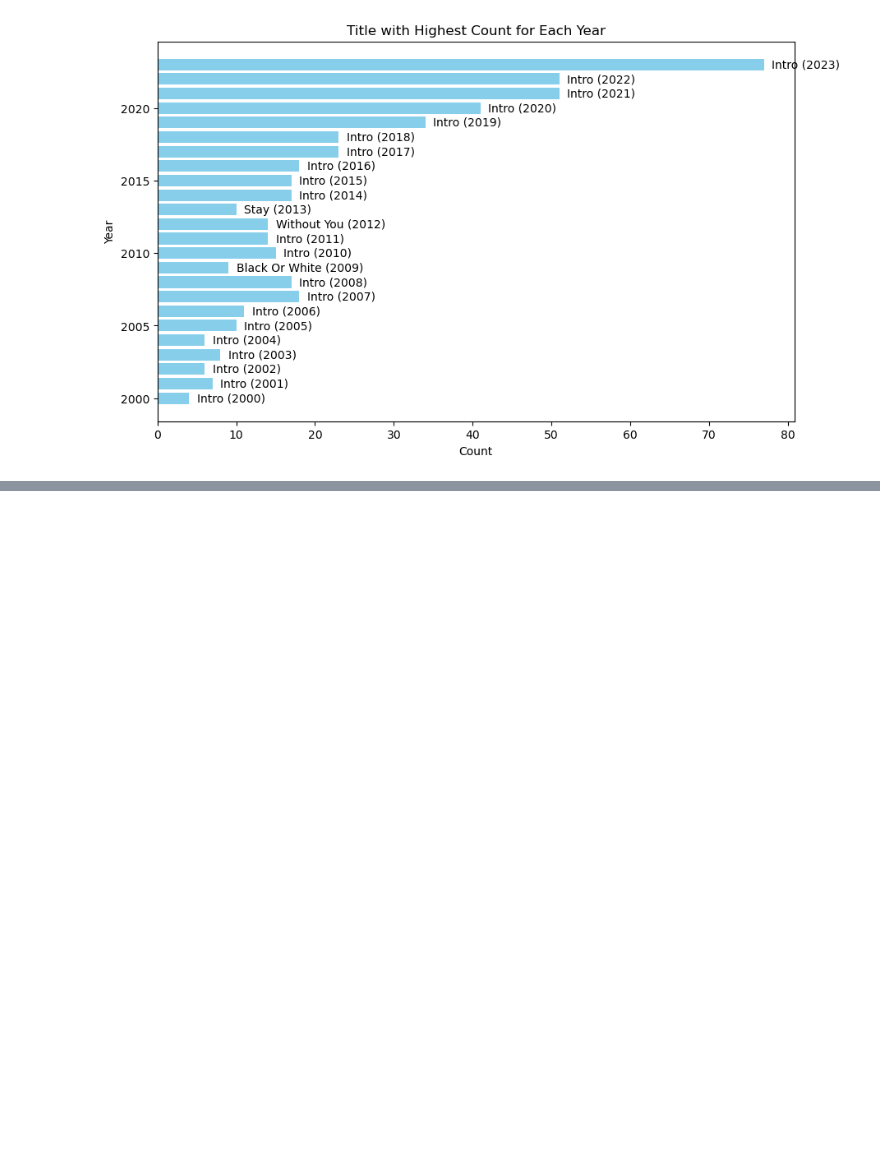
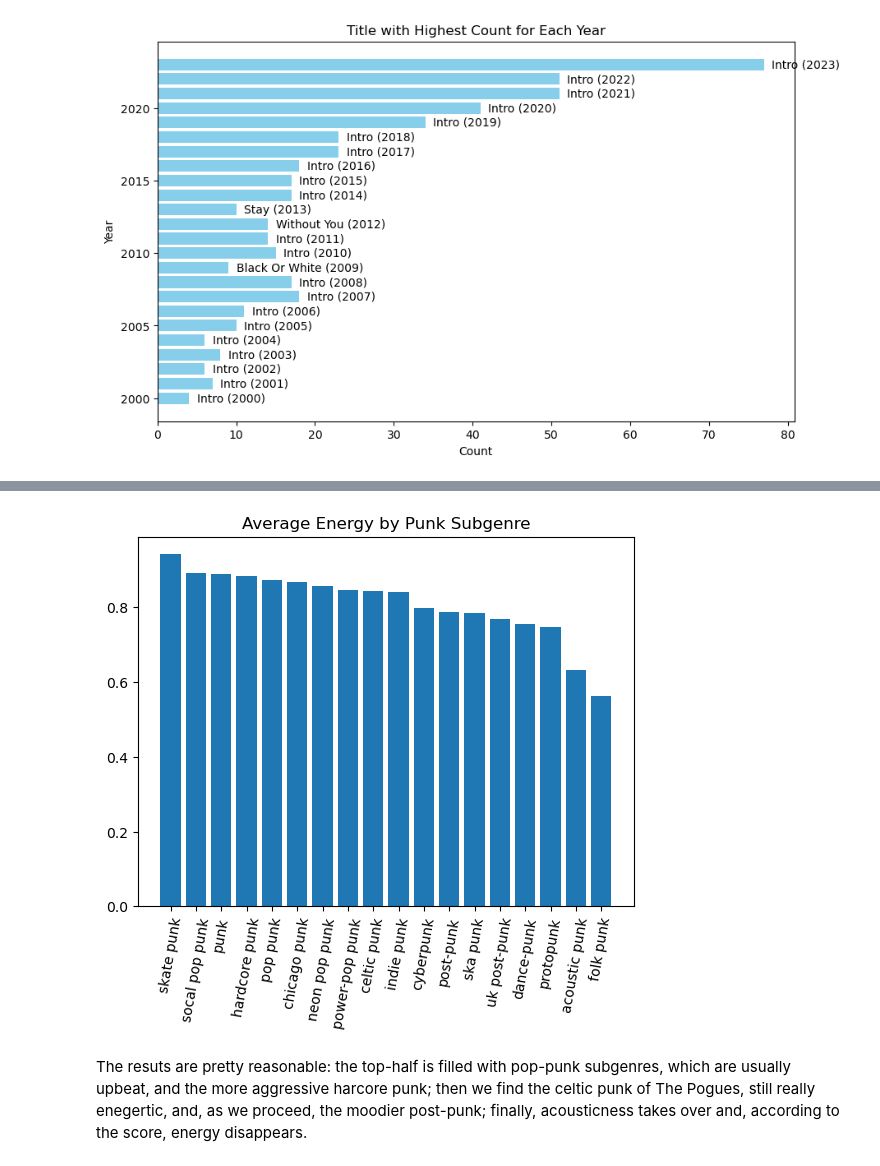
Before and after one commit to giuseppeegentile/mongtify-SMBUD-2324, a Jupyter notebook: queries_jack.ipynb, the cells around one changed output, grey strips where cells are left out. Saved outputs shown, nothing was run; the diff lists cells and outputs as text; code cells hidden in the pictures; blank space fills up the shorter version.

```diff
--- a/queries_jack.ipynb
+++ b/queries_jack.ipynb
@@ -1035,0 +1221,14 @@ There's a clear predominance of the unimaginative title "Intro", but it's not th
+# %%
+# Extracting subgenres and average energies from the data
+subgenres = [entry["subgenre"] for entry in result_query20]
+average_energies = [entry["average_energy"] for entry in result_query20]
+
+# Plotting
+plt.bar(subgenres, average_energies)
+plt.title('Average Energy by Punk Subgenre')
+plt.xticks(rotation=80)
+plt.show()
+# %% [output]
+[figure, added]
+# %% [markdown]
+The resuts are pretty reasonable: the top-half is filled with pop-punk subgenres, which are usually upbeat, and the more aggressive harcore punk; then we find the celtic punk of The Pogues, still really enegertic, and, as we proceed, the moodier post-punk; finally, acousticness takes over and, according to the score, energy disappears.
```
Also changed, not shown: parts of 13 cells of this notebook.
